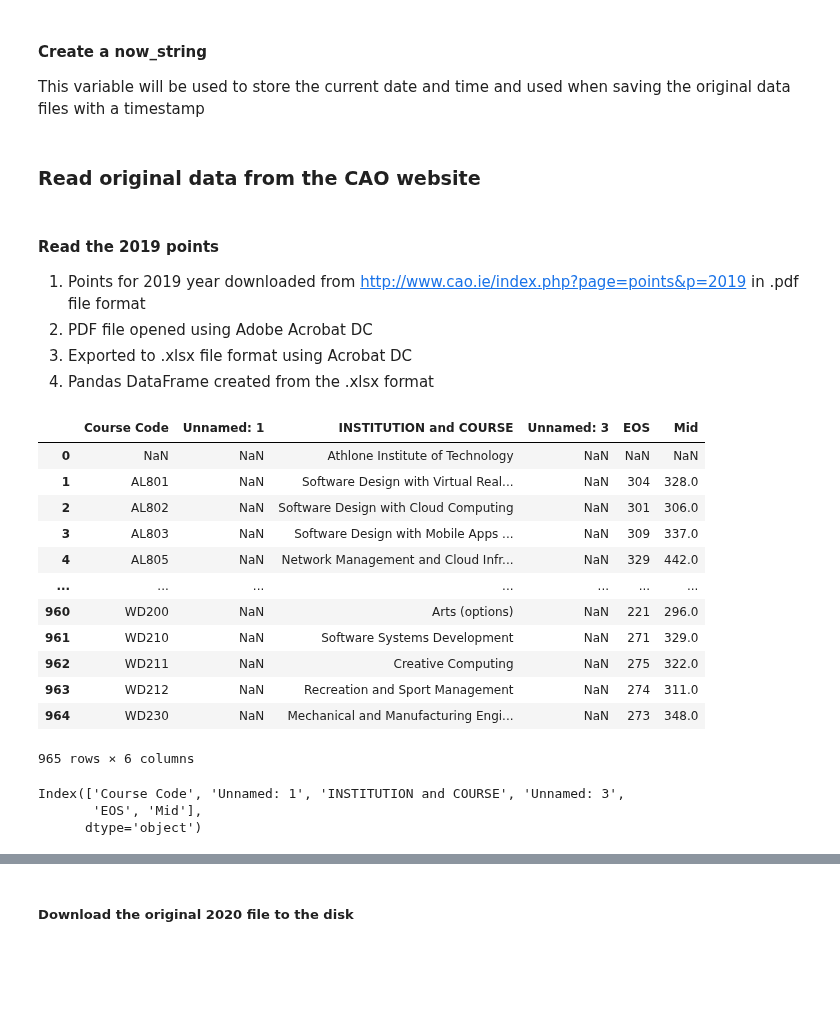
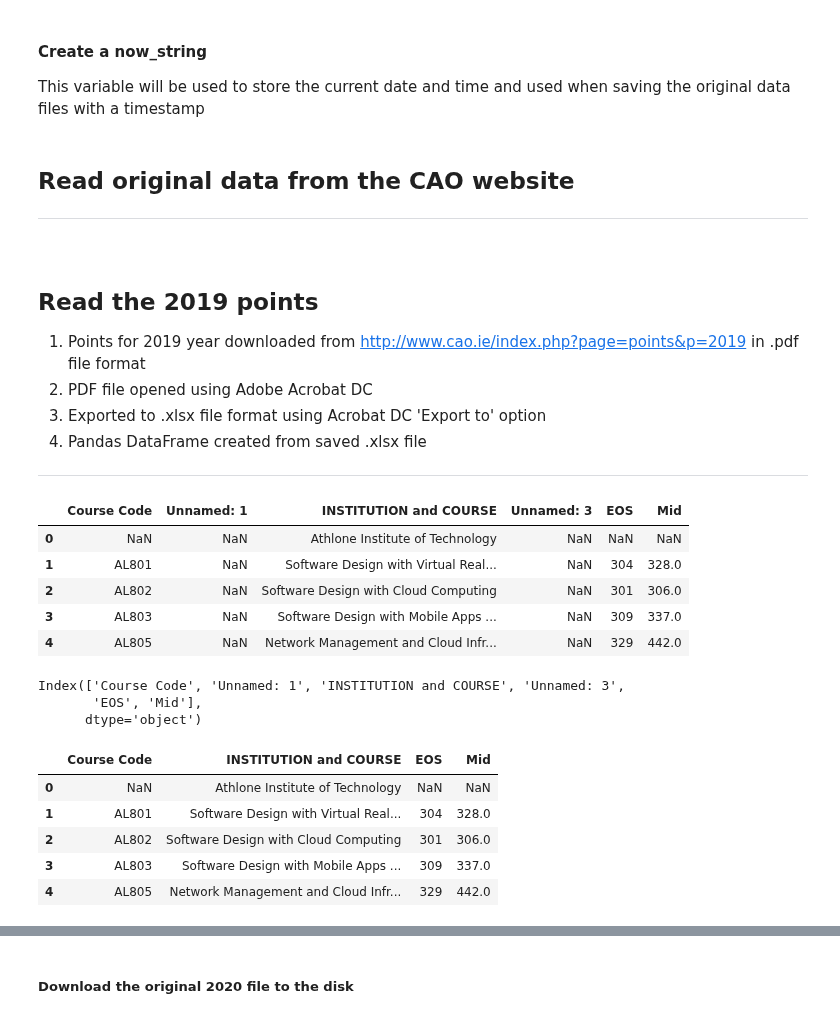
Before and after one commit to przemekbil/FoDA_2021, a Jupyter notebook: cao.ipynb, the cells around one changed output, grey strips where cells are left out. Drawn from its saved outputs; the diff is of its cells as text; code cells hidden in the pictures; blank space fills up the shorter version.

```diff
--- a/cao.ipynb
+++ b/cao.ipynb
@@ -32,31 +27,30 @@ now = dt.datetime.now()
 
 now_string = now.strftime('%Y%m%d_%H%M%S')
 # %% [markdown]
-### Read original data from the CAO website
+## Read original data from the CAO website
+****
 # %% [markdown]
-#### Read the 2019 points
+<br>
+
+## **Read the 2019 points**
 
 
 1. Points for 2019 year downloaded from http://www.cao.ie/index.php?page=points&p=2019 in .pdf file format
 2. PDF file opened using Adobe Acrobat DC
-3. Exported to .xlsx file format using Acrobat DC
-4. Pandas DataFrame created from the .xlsx format
+3. Exported to .xlsx file format using Acrobat DC 'Export to' option
+4. Pandas DataFrame created from saved .xlsx file
+
+****
 # %%
 df19 = pd.read_excel('data\cao2019_20211129_180145.xlsx', skiprows=10)
 # %%
-df19
+#Check the head of the dataframe
+df19.head()
 # %% [output]
 |  | Course Code | Unnamed: 1 | INSTITUTION and COURSE | Unnamed: 3 | EOS | Mid |
 | 0 | NaN | NaN | Athlone Institute of Technology | NaN | NaN | NaN |
 | 1 | AL801 | NaN | Software Design with Virtual Real... | NaN | 304 | 328.0 |
 | 2 | AL802 | NaN | Software Design with Cloud Computing | NaN | 301 | 306.0 |
 | 3 | AL803 | NaN | Software Design with Mobile Apps ... | NaN | 309 | 337.0 |
 | 4 | AL805 | NaN | Network Management and Cloud Infr... | NaN | 329 | 442.0 |
-| ... | ... | ... | ... | ... | ... | ... |
-| 960 | WD200 | NaN | Arts (options) | NaN | 221 | 296.0 |
-| 961 | WD210 | NaN | Software Systems Development | NaN | 271 | 329.0 |
-| 962 | WD211 | NaN | Creative Computing | NaN | 275 | 322.0 |
-| 963 | WD212 | NaN | Recreation and Sport Management | NaN | 274 | 311.0 |
-| 964 | WD230 | NaN | Mechanical and Manufacturing Engi... | NaN | 273 | 348.0 |
-965 rows × 6 columns
 # %%
@@ -69 +65,11 @@ Index(['Course Code', 'Unnamed: 1', 'INSTITUTION and COURSE', 'Unnamed: 3',
 df19 = df19.drop(['Unnamed: 1', 'Unnamed: 3'], axis=1)
+# %%
+#Check the head of the dataframe after removing Unnamed columns:
+df19.head()
+# %% [output]
+|  | Course Code | INSTITUTION and COURSE | EOS | Mid |
+| 0 | NaN | Athlone Institute of Technology | NaN | NaN |
+| 1 | AL801 | Software Design with Virtual Real... | 304 | 328.0 |
+| 2 | AL802 | Software Design with Cloud Computing | 301 | 306.0 |
+| 3 | AL803 | Software Design with Mobile Apps ... | 309 | 337.0 |
+| 4 | AL805 | Network Management and Cloud Infr... | 329 | 442.0 |
```
Also changed, not shown: parts of 22 cells of this notebook, 4 other files.
